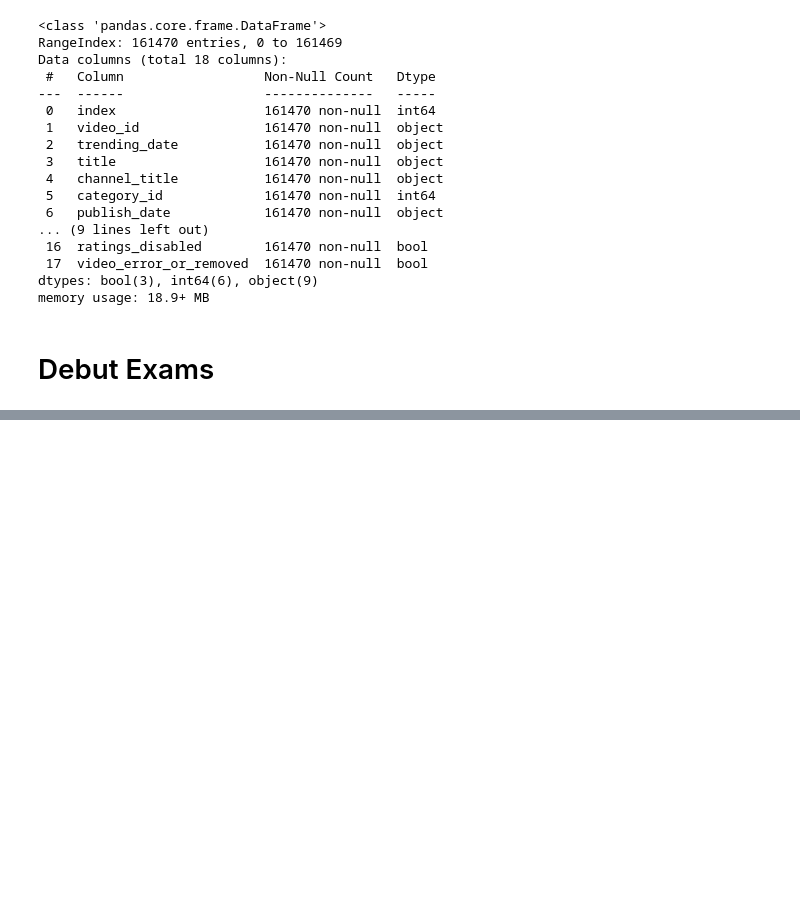
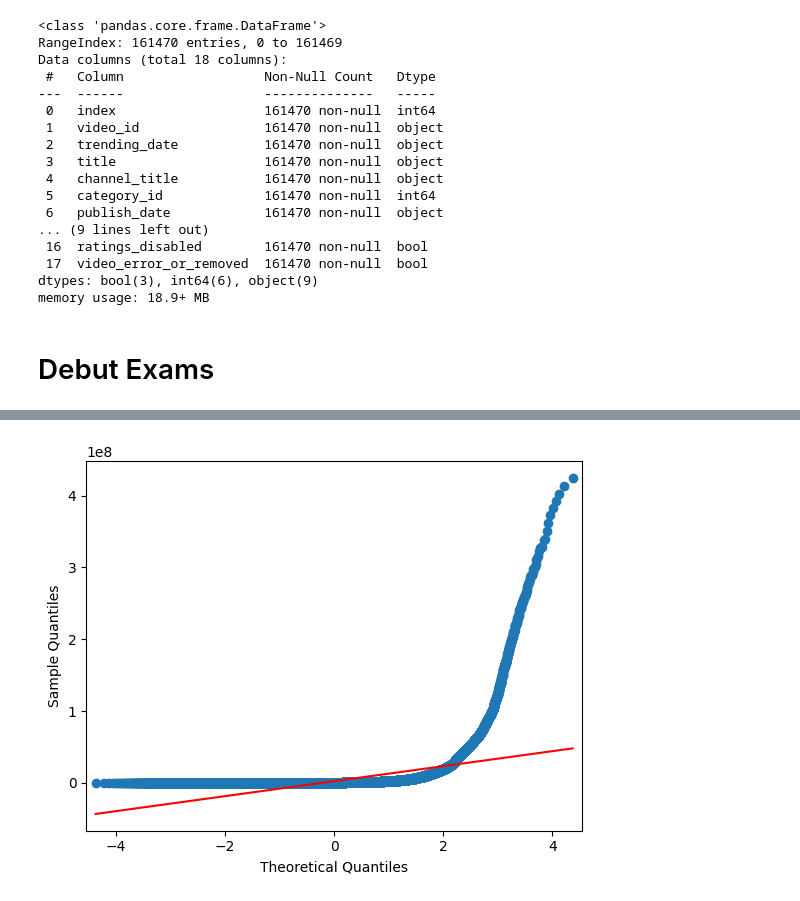
Before and after one commit to faridachettih/datascientest, a Jupyter notebook: Exams/Exam02 - Youtube videos.ipynb, the cells around one changed output, grey strips where cells are left out. Cells and saved outputs as stored; diff of their text form; code cells hidden in the pictures; blank space fills up the shorter version.

```diff
--- a/Exams/Exam02 - Youtube videos.ipynb
+++ b/Exams/Exam02 - Youtube videos.ipynb
@@ -65,0 +86,6 @@ df = df.rename(columns={
+# %%
+# (h) Afficher le type de chaque colonne et le changer s'il y a des variables
+# qui ne sont pas dans un format adapté.
+df["publishedAt"] = pd.to_datetime(df["publishedAt"])
+
+df.dtypes
@@ -65,0 +239,5 @@ df = df.rename(columns={
+# %%
+# (q) À partir de df créer un dataframe df_num qui contient uniquement les colonnes avec des données numériques et afficher les (5) premières lignes.
+#le dataframe contenant uniquement les variables numériques est créé à l’aide de la fonction select_dtypes
+df_num = df.select_dtypes(include='number')
+df_num.head(5)
@@ -65,0 +262,11 @@ df = df.rename(columns={
+# %%
+# (s) Les données présentes dans la variable view_count semblent-elles normales ?
+#Nous allons utiliser le QQ-plot de la librairie statsmodels.api pour répondre à notre question
+import statsmodels.api as sm
+import matplotlib.pyplot as plt
+
+sm.qqplot(df_num["view_count"], line="s")
+plt.show()
+#Le QQ-plot de la variable view_count, réalisé à l’aide du module statsmodels.api, montre des écarts importants par rapport à la droite théorique d’une loi normale, notamment dans les queues de distribution. On peut donc conclure que la variable view_count ne suit pas une loi normale.
+# %% [output]
+[figure, added]
```
Also changed, not shown: parts of 13 cells of this notebook.
